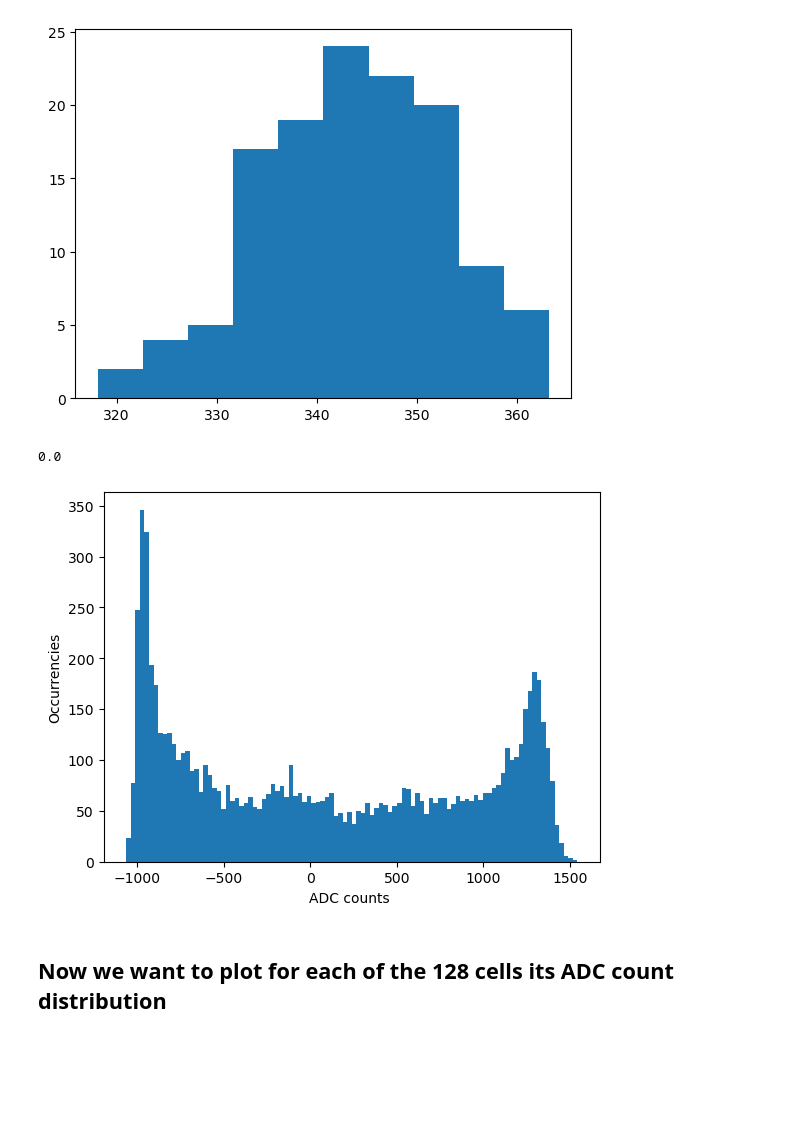
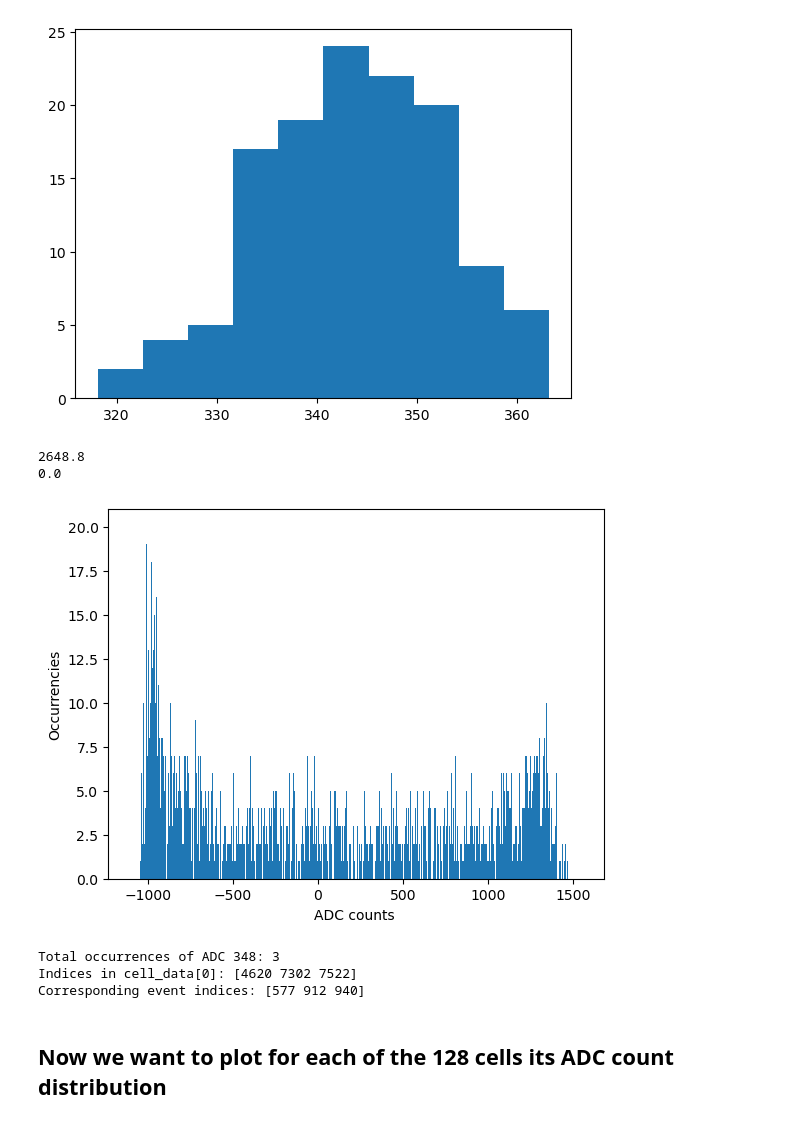
Before and after one commit to sigarnero/GasPM, a Jupyter notebook: NALU_calibration/Nalu_CellDistrib.ipynb, the cells around one changed output. Saved outputs shown, nothing was run; the diff lists cells and outputs as text; code cells hidden in the pictures; blank space fills up the shorter version.

```diff
--- a/NALU_calibration/Nalu_CellDistrib.ipynb
+++ b/NALU_calibration/Nalu_CellDistrib.ipynb
@@ -58,18 +58,19 @@ def find_min_amp(data):
 # %%
 num_cells = 128
 cell_data = {i: [] for i in range(num_cells)}  # Initialize storage for each cell
+start_window_distrib = []
 
 for ev_num in range(len(acq)):
     event=acq[ev_num]
     corrected_event = corrector.run(event, correct_in_place=True)
     start_window = event['start_window'] % num_cells
+    start_window_distrib.append(start_window)
     adc_values=corrected_event["data"]
 
     for i in range(1024):
         cell = (start_window + i) % num_cells  # Compute actual cell index
         cell_data[cell].append(adc_values[4][i])
 
-
 print(len(cell_data[127]))
 # %% [output]
 8104
@@ -88,13 +89,34 @@ print(np.std(cell_offset))
 for cell in range(num_cells):
     cell_data[cell] = np.array(cell_data[cell]) - cell_offset[cell]
 # %%
-plt.hist(cell_data[111],bins=100);
+print(np.max(cell_data[1]) - np.min(cell_data[1]))
+
+plt.hist(cell_data[1],bins=2549);
 plt.xlabel("ADC counts ")
 plt.ylabel("Occurrencies")
-print(np.median(cell_data[111]))
+print(np.median(cell_data[1]))
 # %% [output]
+2648.8
 0.0
-[figure, old version]
+[figure, new version]
+# %%
+# Convert cell_data[0] to a NumPy array (if not already)
+cell_0_data = np.array(cell_data[1])  # Shape: (8104,)
+
+# Find the indices where ADC count is 348
+indices_348 = np.where((cell_0_data >= 356) & (cell_0_data < 357))[0]
+
+# Each event consists of 8 points, so compute the event index for each
+event_indices = indices_348 // 8  # Integer division to find the event number
+
+# Print results
+print(f"Total occurrences of ADC 348: {len(indices_348)}")
+print(f"Indices in cell_data[0]: {indices_348}")
+print(f"Corresponding event indices: {event_indices}")
+# %% [output]
+Total occurrences of ADC 348: 3
+Indices in cell_data[0]: [4620 7302 7522]
+Corresponding event indices: [577 912 940]
 # %% [markdown]
 ## Now we want to plot for each of the 128 cells its ADC count distribution
 # %%
```
Also changed, not shown: parts of 15 cells of this notebook, 3 other files.
